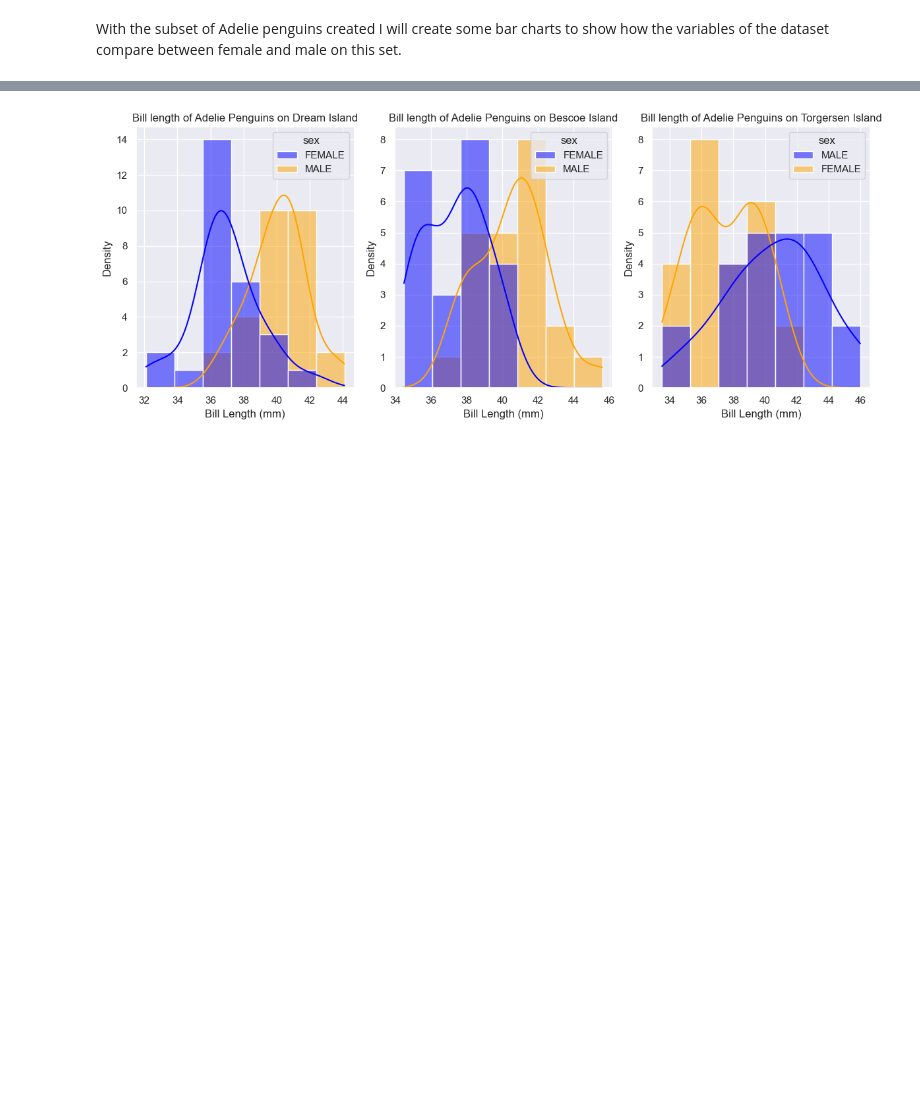
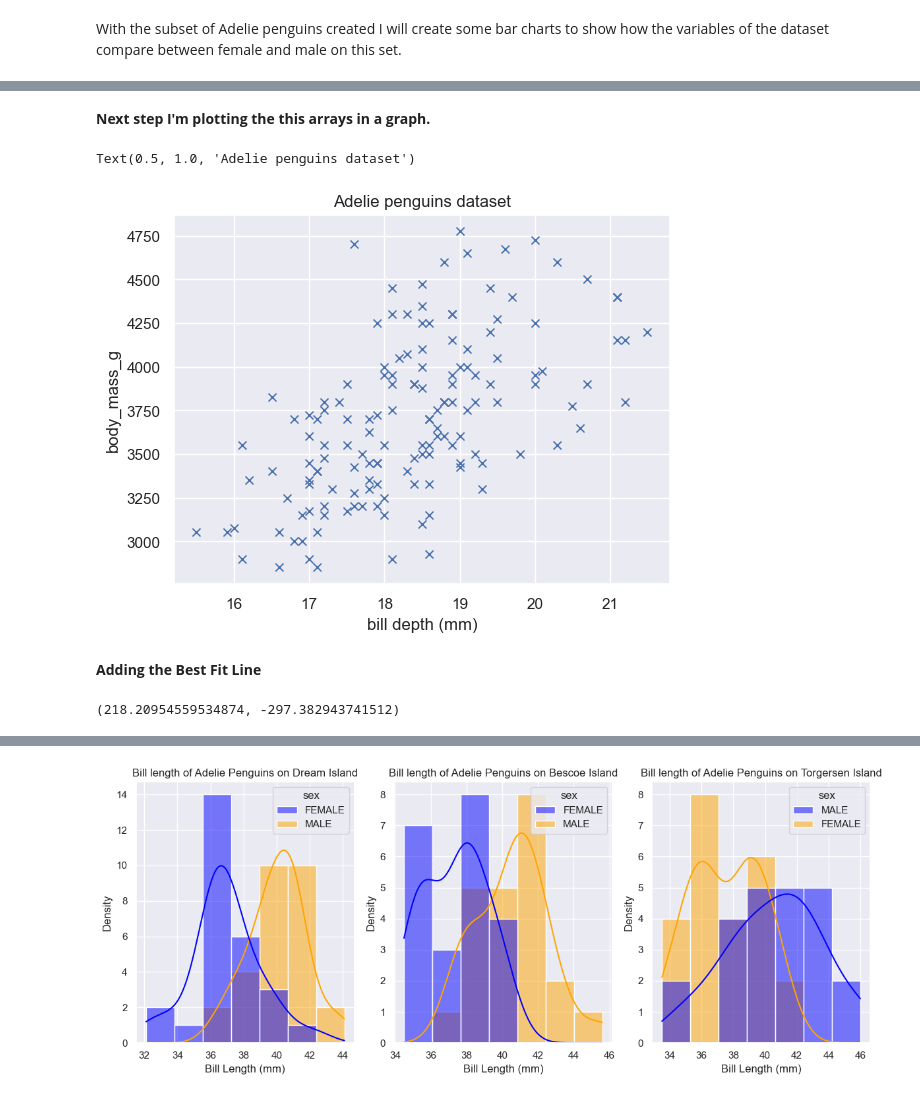
Before and after one commit to ermelinda-q/data_analytics, a Jupyter notebook: penguins.ipynb, the cells around one changed output, grey strips where cells are left out. Drawn from its saved outputs; the diff is of its cells as text; code cells hidden in the pictures; blank space fills up the shorter version.

Commit message:
add best fit line and formulas

```diff
--- a/penguins.ipynb
+++ b/penguins.ipynb
@@ -487,0 +425,4 @@ plt.show()
+# %%
+# Creating an array of body mass values of Adelie subset.
+adelie_body_mass = adelie_penguins["body_mass_g"].to_numpy()
+adelie_body_mass
@@ -487,0 +447,4 @@ plt.show()
+# %%
+# Creating an array of bill depth values from Adelie subset.
+adelie_bill_depth = adelie_penguins["bill_depth_mm"].to_numpy()
+adelie_bill_depth
@@ -487,0 +466,25 @@ plt.show()
+# %% [markdown]
+__Next step I'm plotting the this arrays in a graph.__
+# %%
+# Plotting the variables.
+plt.plot(adelie_bill_depth, adelie_body_mass, "x")
+
+# Axis labels.
+plt.xlabel("bill depth (mm)")
+plt.ylabel("body_mass_g")
+
+# Title.
+plt.title('Adelie penguins dataset')
+# %% [output]
+Text(0.5, 1.0, 'Adelie penguins dataset')
+[figure, added]
+# %% [markdown]
+__Adding the Best Fit Line__
+# %%
+# Fit a straight line between x and y.
+m, c = np.polyfit(adelie_bill_depth, adelie_body_mass, 1)
+
+# Show m and c
+m, c
+# %% [output]
+(218.20954559534874, -297.382943741512)
```
Also changed, not shown: parts of 16 cells of this notebook.
